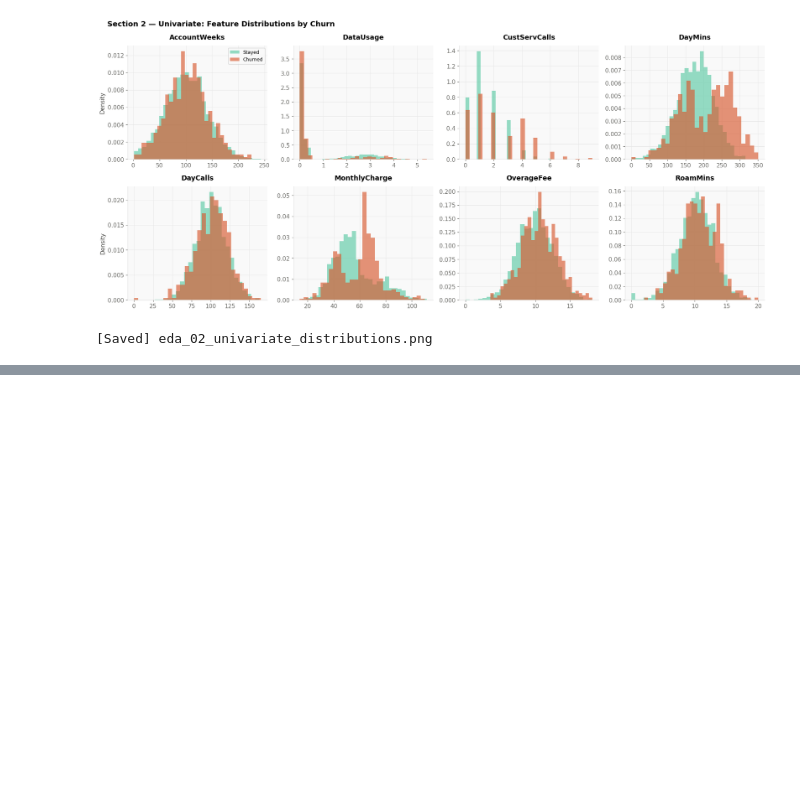
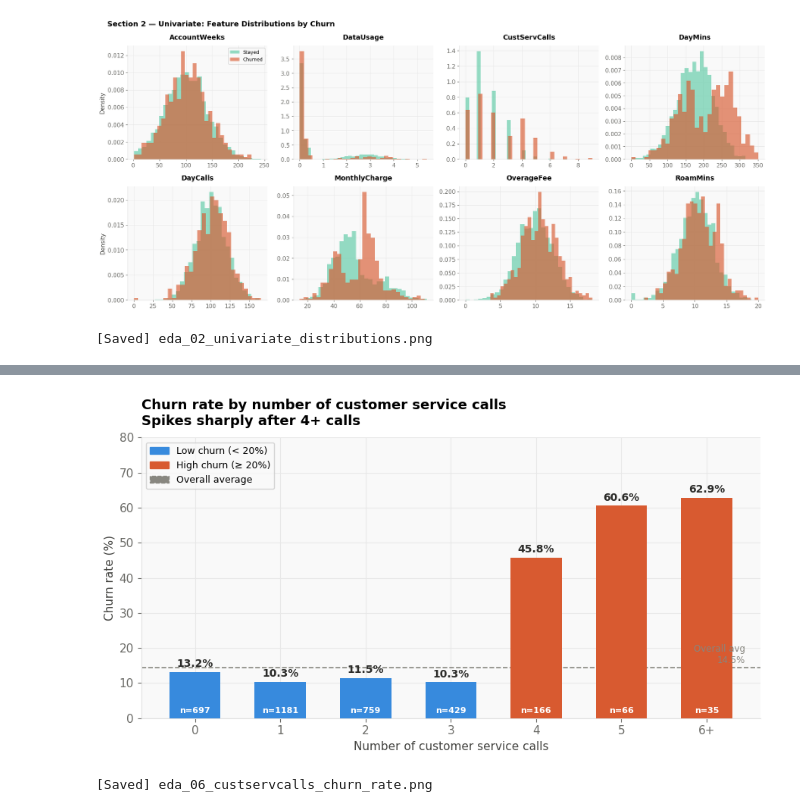
Before and after one commit to nkosimate/CustomerChurnPrediction, a Jupyter notebook: Churn.ipynb, the cells around one changed output, grey strips where cells are left out. Drawn from its saved outputs; the diff is of its cells as text; code cells hidden in the pictures; blank space fills up the shorter version.

```diff
--- a/Churn.ipynb
+++ b/Churn.ipynb
@@ -199,0 +303,47 @@ print("[Saved] eda_02_univariate_distributions.png")
+# %%
+calls_stats = df.groupby('CustServCalls').agg(
+    total=('Churn', 'count'),
+    churned=('Churn', 'sum')
+).reset_index()
+calls_stats['churn_rate'] = calls_stats['churned'] / calls_stats['total'] * 100
+calls_stats['label'] = calls_stats['CustServCalls'].astype(str)
+calls_stats.loc[calls_stats['CustServCalls'] >= 6, 'label'] = '6+'
+calls_stats = calls_stats.groupby('label', sort=False).agg(
+    total=('total','sum'), churned=('churned','sum')
+).reset_index()
+calls_stats['churn_rate'] = calls_stats['churned'] / calls_stats['total'] * 100
+order = ['0','1','2','3','4','5','6+']
+calls_stats = calls_stats.set_index('label').reindex(order).reset_index()
+
+fig, ax = plt.subplots(figsize=(9, 5))
+colors_calls = [BLUE if r < 20 else CORAL for r in calls_stats['churn_rate']]
+bars = ax.bar(calls_stats['label'], calls_stats['churn_rate'],
+              color=colors_calls, width=0.6, zorder=3)
+for bar, val, tot in zip(bars, calls_stats['churn_rate'], calls_stats['total']):
+    ax.text(bar.get_x() + bar.get_width()/2, bar.get_height() + 0.8,
+            f'{val:.1f}%', ha='center', va='bottom', fontsize=10, fontweight='bold', color='#2c2c2a')
+    ax.text(bar.get_x() + bar.get_width()/2, 1,
+            f'n={tot}', ha='center', va='bottom', fontsize=8, color='white', fontweight='bold')
+
+ax.axhline(df['Churn'].mean()*100, color=GRAY, linestyle='--', linewidth=1.2, zorder=2)
+ax.text(6.45, df['Churn'].mean()*100 + 0.5, f'Overall avg\n{df["Churn"].mean()*100:.1f}%',
+        fontsize=8.5, color=GRAY, va='bottom', ha='right')
+ax.set_xlabel('Number of customer service calls', fontsize=11)
+ax.set_ylabel('Churn rate (%)')
+ax.set_title('Churn rate by number of customer service calls\nSpikes sharply after 4+ calls', loc='left')
+ax.set_ylim(0, 80)
+ax.spines['left'].set_color('#e0e0e0')
+ax.spines['bottom'].set_color('#e0e0e0')
+
+legend_patches = [mpatches.Patch(color=BLUE, label='Low churn (< 20%)'),
+                  mpatches.Patch(color=CORAL, label='High churn (≥ 20%)'),
+                  mpatches.Patch(color=GRAY,  label='Overall average', linestyle='--')]
+ax.legend(handles=legend_patches, fontsize=9, loc='upper left')
+
+plt.tight_layout()
+plt.savefig('eda_06_custservcalls_churn_rate.png', dpi=150, bbox_inches='tight')
+plt.show()
+print("[Saved] eda_06_custservcalls_churn_rate.png")
+# %% [output]
+[figure, added]
+[Saved] eda_06_custservcalls_churn_rate.png
```
Also changed, not shown: parts of 11 cells of this notebook.
